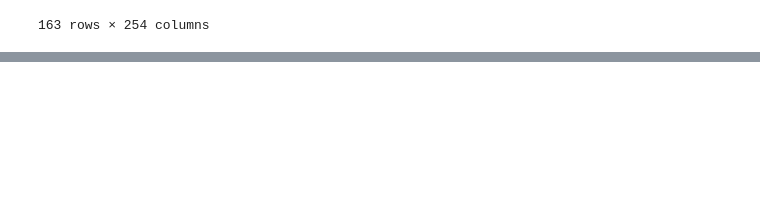
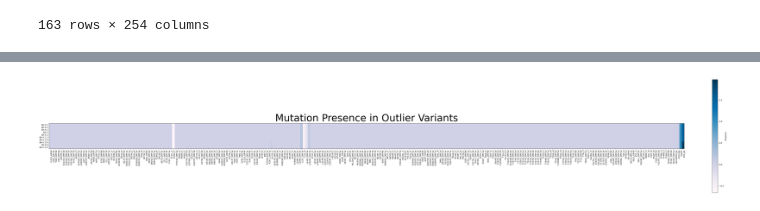
Before and after one commit to blab/sars2-epistasis-modeling, a Jupyter notebook: mutations-by-variant/Epistasis_project_pipeline.ipynb, the cells around one changed output, grey strips where cells are left out. Saved outputs shown, nothing was run; the diff lists cells and outputs as text; code cells hidden in the pictures; blank space fills up the shorter version.

```diff
--- a/mutations-by-variant/Epistasis_project_pipeline.ipynb
+++ b/mutations-by-variant/Epistasis_project_pipeline.ipynb
@@ -536,0 +542,4 @@ resulting_table.to_csv('reformatted_table.tsv', sep='\t')
+# %%
+# viewing all outliers
+ga_outliers = ga_df[ga_df.outlier]
+ga_outliers
@@ -536,0 +559,27 @@ resulting_table.to_csv('reformatted_table.tsv', sep='\t')
+# %%
+ga_outlier_names = ga_outliers.index.values.tolist()
+ga_outliers = resulting_table[resulting_table["variant"].isin(ga_outlier_names)]
+mutations = list(ga_outliers[ga_outliers.columns.difference(['variant'])].columns)
+presence = ga_outliers.drop(columns=['variant'])
+presence = presence.fillna(0)
+presence = presence.values
+presence = presence.tolist()
+# heatmap of mutations in all the outliers
+fig, ax = plt.subplots(figsize=(50,40))
+im = ax.imshow(presence, cmap="PuBu")
+ax.set_yticks(np.arange(len(variants)),
+              labels=variants)
+ax.set_xticks(np.arange(len(mutations)),
+              labels=mutations)
+plt.setp(ax.get_xticklabels(),
+         rotation = 90,
+         ha = "right",
+         rotation_mode = "anchor")
+ax.set_title("Mutation Presence in Outlier Variants",
+             size=50)
+cbar = ax.figure.colorbar(im, ax=ax, fraction=0.046, pad=0.04,  shrink=0.2)
+cbar.set_label("Presence")
+fig.tight_layout()
+plt.savefig("outlier_mutation_heatmap.png",format='png',dpi=150)
+# %% [output]
+[figure, added]
```
Also changed, not shown: parts of 10 cells of this notebook.
